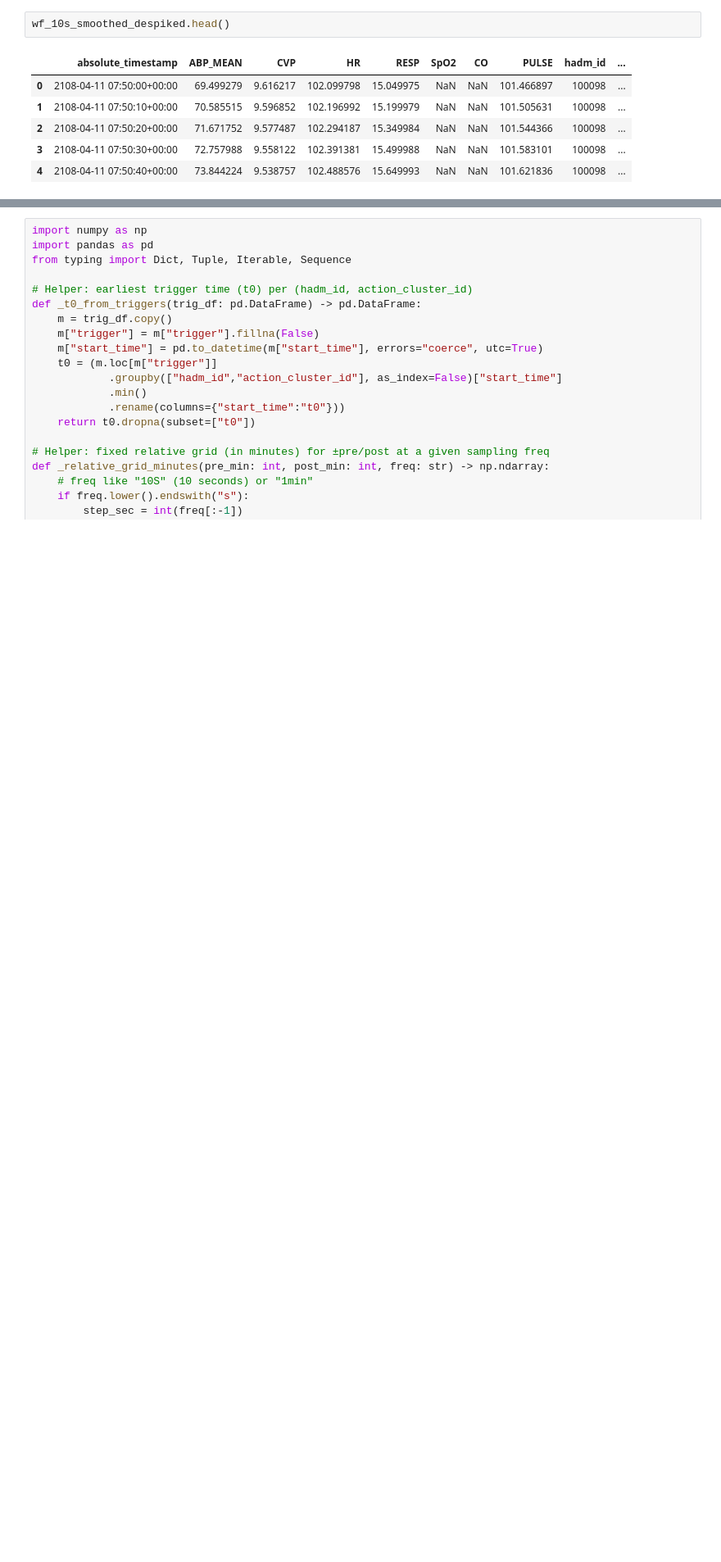
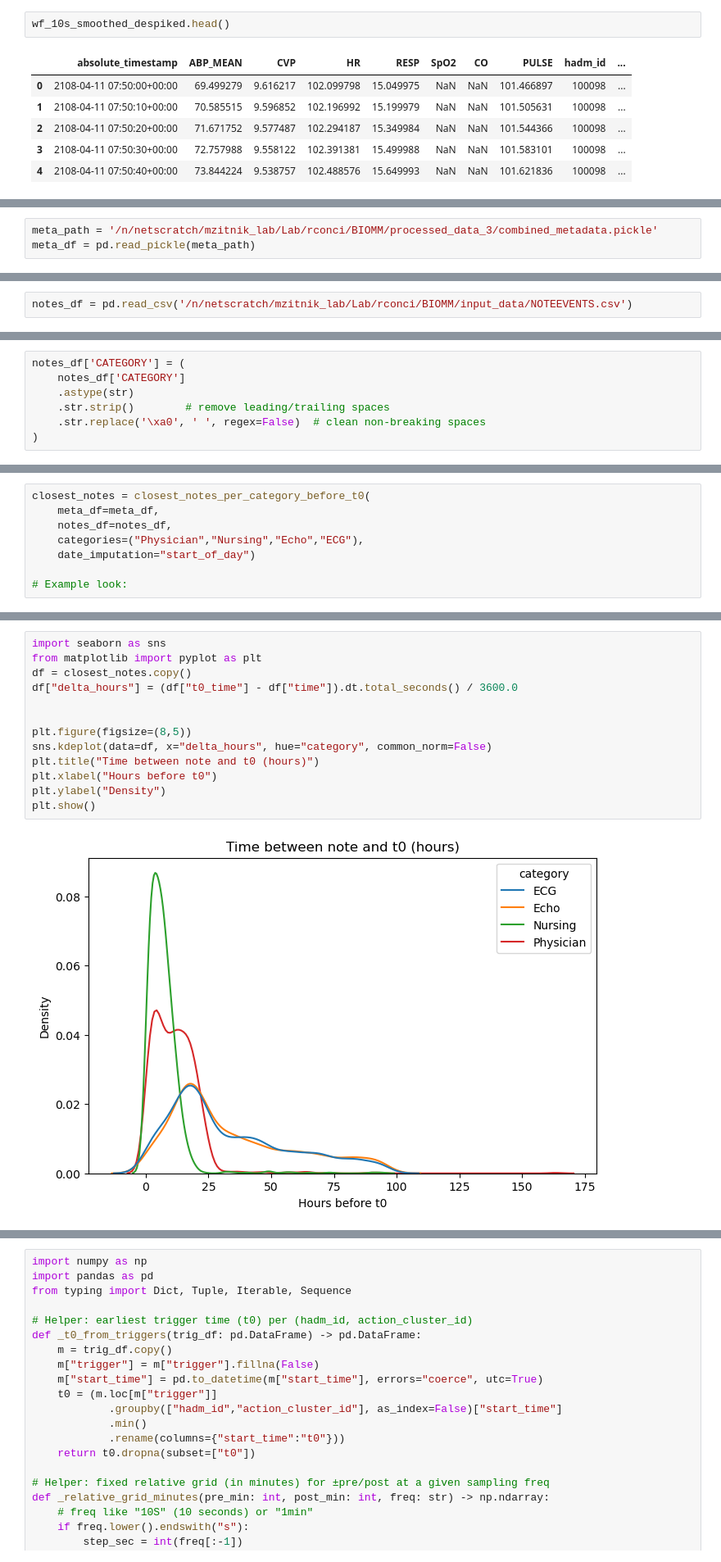
Before and after one commit to rickconci/Counterfactual_ICU, a Jupyter notebook: src_new/notebooks/data_clarification.ipynb, the cells around one changed output, grey strips where cells are left out. Shown at 82% size. Cells and saved outputs as stored; diff of their text form; blank space fills up the shorter version.

```diff
--- a/src_new/notebooks/data_clarification.ipynb
+++ b/src_new/notebooks/data_clarification.ipynb
@@ -2108,0 +2409,3 @@ wf_10s_smoothed_despiked.head()
+# %%
+meta_path = '/n/netscratch/mzitnik_lab/Lab/rconci/BIOMM/processed_data_3/combined_metadata.pickle'
+meta_df = pd.read_pickle(meta_path)
@@ -2108,0 +2486,2 @@ wf_10s_smoothed_despiked.head()
+# %%
+notes_df = pd.read_csv('/n/netscratch/mzitnik_lab/Lab/rconci/BIOMM/input_data/NOTEEVENTS.csv')
@@ -2108,0 +2508,7 @@ wf_10s_smoothed_despiked.head()
+# %%
+notes_df['CATEGORY'] = (
+    notes_df['CATEGORY']
+    .astype(str)
+    .str.strip()        # remove leading/trailing spaces
+    .str.replace('\xa0', ' ', regex=False)  # clean non-breaking spaces
+)
@@ -2108,0 +2659,8 @@ wf_10s_smoothed_despiked.head()
+# %%
+closest_notes = closest_notes_per_category_before_t0(
+    meta_df=meta_df,
+    notes_df=notes_df,
+    categories=("Physician","Nursing","Echo","ECG"),
+    date_imputation="start_of_day")
+
+# Example look:
@@ -2108,0 +2683,15 @@ wf_10s_smoothed_despiked.head()
+# %%
+import seaborn as sns
+from matplotlib import pyplot as plt
+df = closest_notes.copy()
+df["delta_hours"] = (df["t0_time"] - df["time"]).dt.total_seconds() / 3600.0
+
+
+plt.figure(figsize=(8,5))
+sns.kdeplot(data=df, x="delta_hours", hue="category", common_norm=False)
+plt.title("Time between note and t0 (hours)")
+plt.xlabel("Hours before t0")
+plt.ylabel("Density")
+plt.show()
+# %% [output]
+[figure, added]
```
Also changed, not shown: parts of 43 cells of this notebook, 15 other files.
